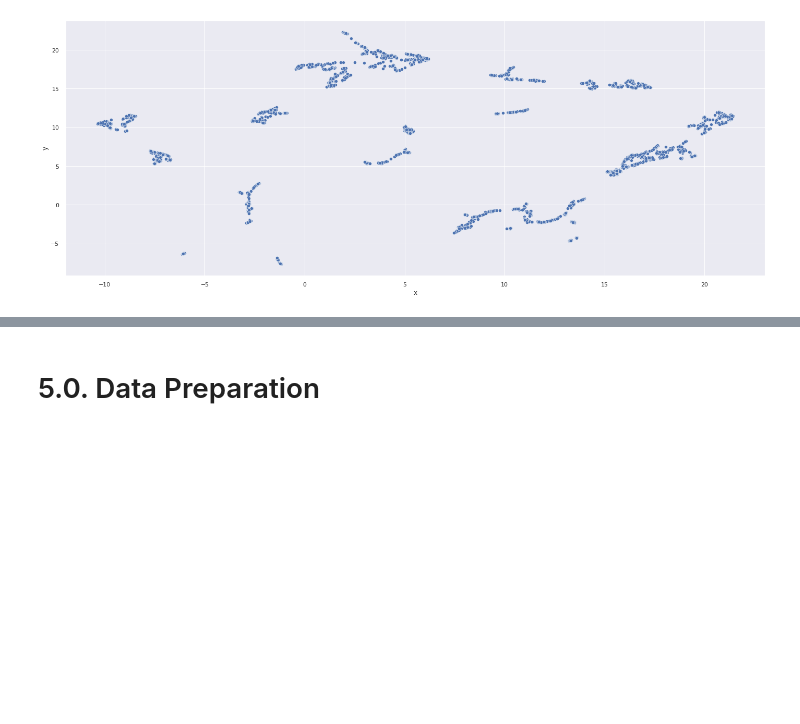
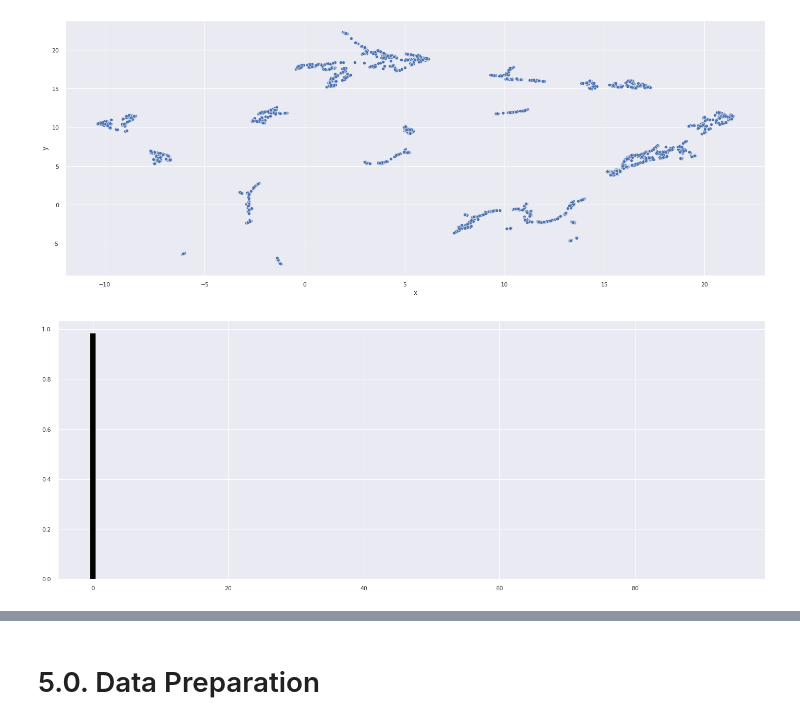
Before and after one commit to cidosjr/clustering-high-value-customers-identification, a Jupyter notebook: notebooks/c0.8-space_study.ipynb, the cells around one changed output, grey strips where cells are left out. Drawn from its saved outputs; the diff is of its cells as text; code cells hidden in the pictures; blank space fills up the shorter version.

```diff
--- a/notebooks/c0.8-space_study.ipynb
+++ b/notebooks/c0.8-space_study.ipynb
@@ -725,3 +725,15 @@ df_leaf_umap['y'] = embedding[:, 1]
 sns.scatterplot( x='x', y='y', data=df_leaf_umap );
 # %% [output]
 [figure]
+# %%
+pca = PCA(n_components=95)
+# embedding = pca.fit_transform( df_leaf )
+
+principal_components = pca.fit_transform( df_leaf )
+
+features = range(pca.n_components_)
+
+# plot PCA
+plt.bar( features, pca.explained_variance_ratio_, color='black' );
+# %% [output]
+[figure, added]
```
Also changed, not shown: parts of 13 cells of this notebook.
